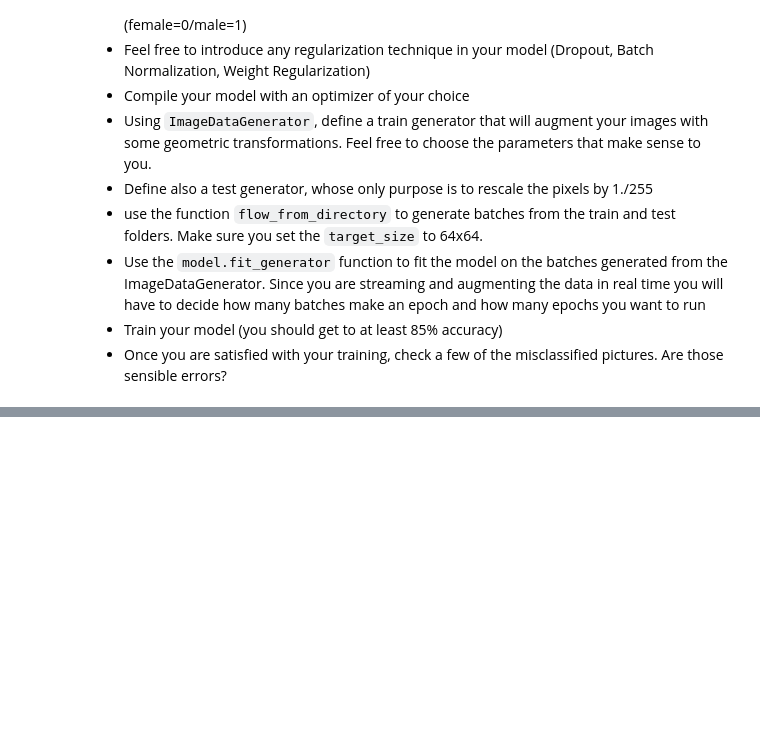
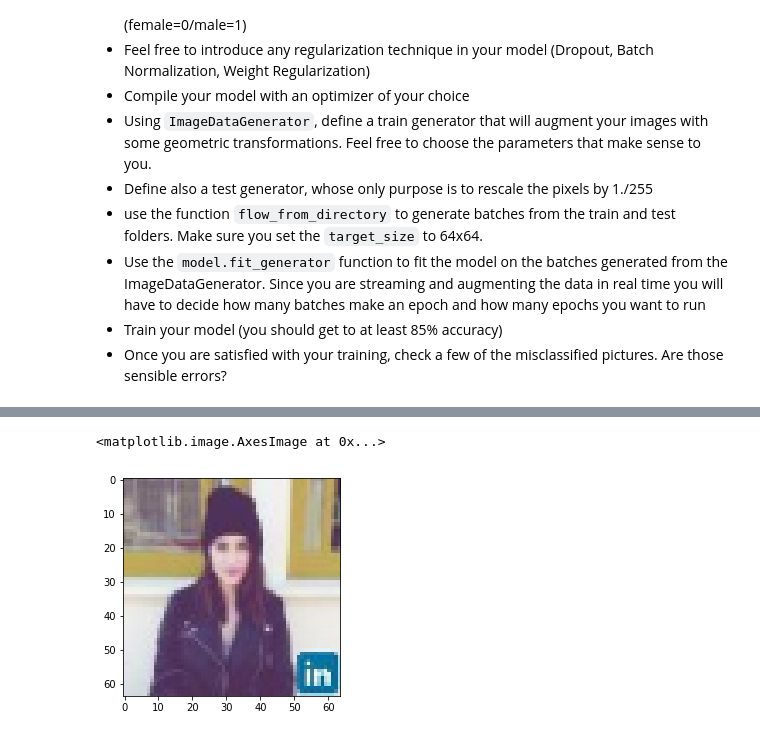
Before and after one commit to tetsu/gender-classifer, a Jupyter notebook: gender-classifier.ipynb, the cells around one changed output, grey strips where cells are left out. Saved outputs shown, nothing was run; the diff lists cells and outputs as text; code cells hidden in the pictures; blank space fills up the shorter version.

```diff
--- a/gender-classifier.ipynb
+++ b/gender-classifier.ipynb
@@ -15,3 +15,9 @@ Your goal is to build an image classifier that will recognize the gender of a pe
 - Use the `model.fit_generator` function to fit the model on the batches generated from the ImageDataGenerator. Since you are streaming and augmenting the data in real time you will have to decide how many batches make an epoch and how many epochs you want to run
 - Train your model (you should get to at least 85% accuracy)
 - Once you are satisfied with your training, check a few of the misclassified pictures. Are those sensible errors?
+# %%
+# Uncomment the following 3 lines if you want to download images in the process. Otherwise, specify the path.
+# !wget https://www.dropbox.com/s/nov493om2jmh2gp/male_female.tgz?dl=0 -O male_female.tgz
+# !tar -xzvf male_female.tgz
+# data_path = '../data/male_female/'
+data_path = './data/'
@@ -17,0 +85,20 @@ Your goal is to build an image classifier that will recognize the gender of a pe
+# %%
+train_gen = ImageDataGenerator(rescale = 1./255,
+                               width_shift_range=0.1,
+                               height_shift_range=0.1,
+                               rotation_range = 10,
+                               shear_range = 0.2,
+                               zoom_range = 0.2,
+                               horizontal_flip = True)
+
+test_gen = ImageDataGenerator(rescale = 1./255)
+# %%
+train = train_gen.flow_from_directory(data_path + '/train',
+                                      target_size = (64, 64),
+                                      batch_size = 16,
+                                      class_mode = 'binary')
+
+test = test_gen.flow_from_directory(data_path + '/test',
+                                    target_size = (64, 64),
+                                    batch_size = 16,
+                                    class_mode = 'binary')
@@ -17,0 +133,9 @@ Your goal is to build an image classifier that will recognize the gender of a pe
+# %%
+X_test = []
+y_test = []
+for ts in islice(test, 50):
+    X_test.append(ts[0])
+    y_test.append(ts[1])
+
+X_test = np.concatenate(X_test)
+y_test = np.concatenate(y_test)
@@ -17,0 +154,5 @@ Your goal is to build an image classifier that will recognize the gender of a pe
+# %%
+plt.imshow(X_test[14])
+# %% [output]
+<matplotlib.image.AxesImage at 0x...>
+[figure, added]
```
Also changed, not shown: parts of 7 cells of this notebook.
